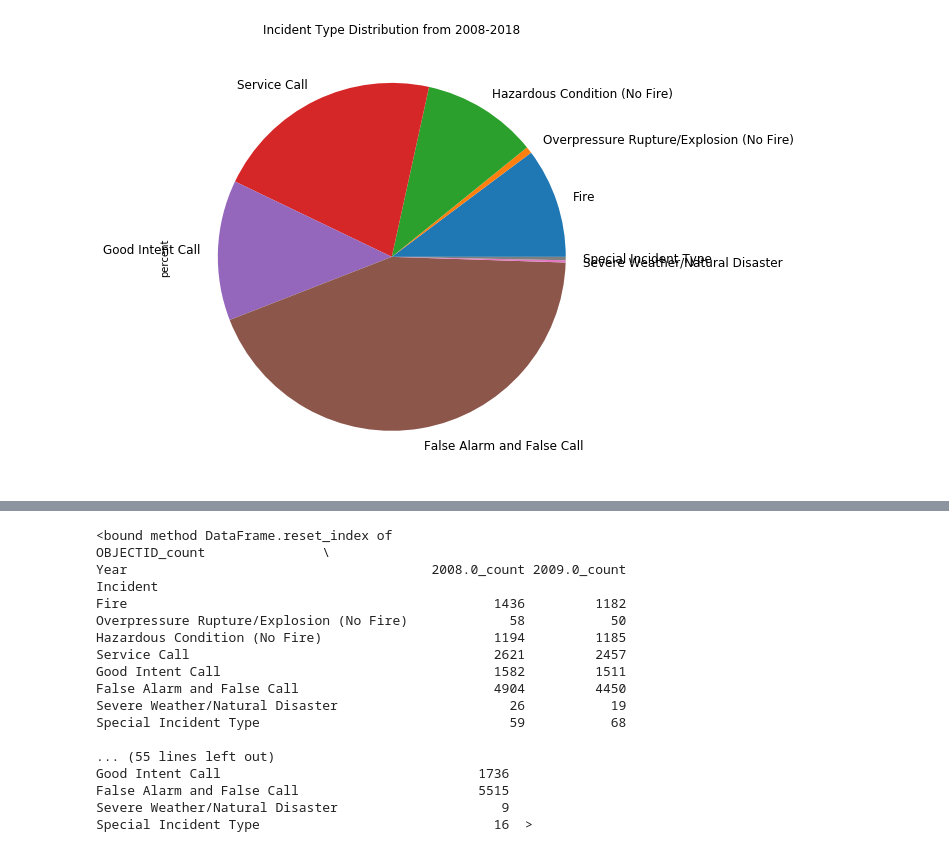
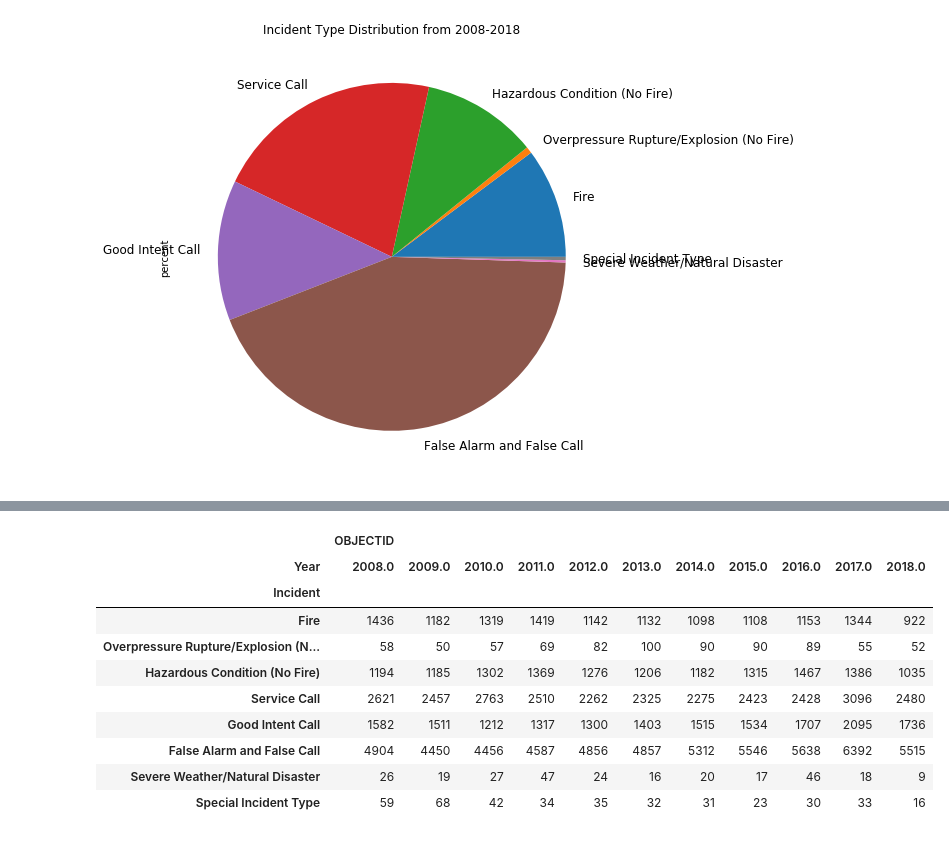
Before and after one commit to xjarodx/Project_1_Group_7, a Jupyter notebook: Fire_Data_Plotting_fixed_Jill.ipynb, the cells around one changed output, grey strips where cells are left out. Saved outputs shown, nothing was run; the diff lists cells and outputs as text; code cells hidden in the pictures.

```diff
--- a/Fire_Data_Plotting_fixed_Jill.ipynb
+++ b/Fire_Data_Plotting_fixed_Jill.ipynb
@@ -301,23 +313,15 @@ plt.savefig('./graphics/total_incidents_allyears.png')
 # %%
 all_incidents_g = all_incidents.groupby(['Incident','Year']).count().unstack()
 all_incidents_g
-all_incidents_g_2= all_incidents_g.add_suffix('_count').reset_index
-all_incidents_g_2
 # %% [output]
-<bound method DataFrame.reset_index of                                          OBJECTID_count               \
-Year                                       2008.0_count 2009.0_count
-Incident
-Fire                                               1436         1182
-Overpressure Rupture/Explosion (No Fire)             58           50
-Hazardous Condition (No Fire)                      1194         1185
-Service Call                                       2621         2457
-Good Intent Call                                   1582         1511
-False Alarm and False Call                         4904         4450
-Severe Weather/Natural Disaster                      26           19
-Special Incident Type                                59           68
-
-... (55 lines left out)
-Good Intent Call                                 1736
-False Alarm and False Call                       5515
-Severe Weather/Natural Disaster                     9
-Special Incident Type                              16  >
+|  | OBJECTID |  |  |  |  |  |  |  |  |  |  |
+| Year | 2008.0 | 2009.0 | 2010.0 | 2011.0 | 2012.0 | 2013.0 | 2014.0 | 2015.0 | 2016.0 | 2017.0 | 2018.0 |
+| Incident |  |  |  |  |  |  |  |  |  |  |  |
+| Fire | 1436 | 1182 | 1319 | 1419 | 1142 | 1132 | 1098 | 1108 | 1153 | 1344 | 922 |
+| Overpressure Rupture/Explosion (N... | 58 | 50 | 57 | 69 | 82 | 100 | 90 | 90 | 89 | 55 | 52 |
+| Hazardous Condition (No Fire) | 1194 | 1185 | 1302 | 1369 | 1276 | 1206 | 1182 | 1315 | 1467 | 1386 | 1035 |
+| Service Call | 2621 | 2457 | 2763 | 2510 | 2262 | 2325 | 2275 | 2423 | 2428 | 3096 | 2480 |
+| Good Intent Call | 1582 | 1511 | 1212 | 1317 | 1300 | 1403 | 1515 | 1534 | 1707 | 2095 | 1736 |
+| False Alarm and False Call | 4904 | 4450 | 4456 | 4587 | 4856 | 4857 | 5312 | 5546 | 5638 | 6392 | 5515 |
+| Severe Weather/Natural Disaster | 26 | 19 | 27 | 47 | 24 | 16 | 20 | 17 | 46 | 18 | 9 |
+| Special Incident Type | 59 | 68 | 42 | 34 | 35 | 32 | 31 | 23 | 30 | 33 | 16 |
```
Also changed, not shown: parts of 5 cells of this notebook, 1 other file.
